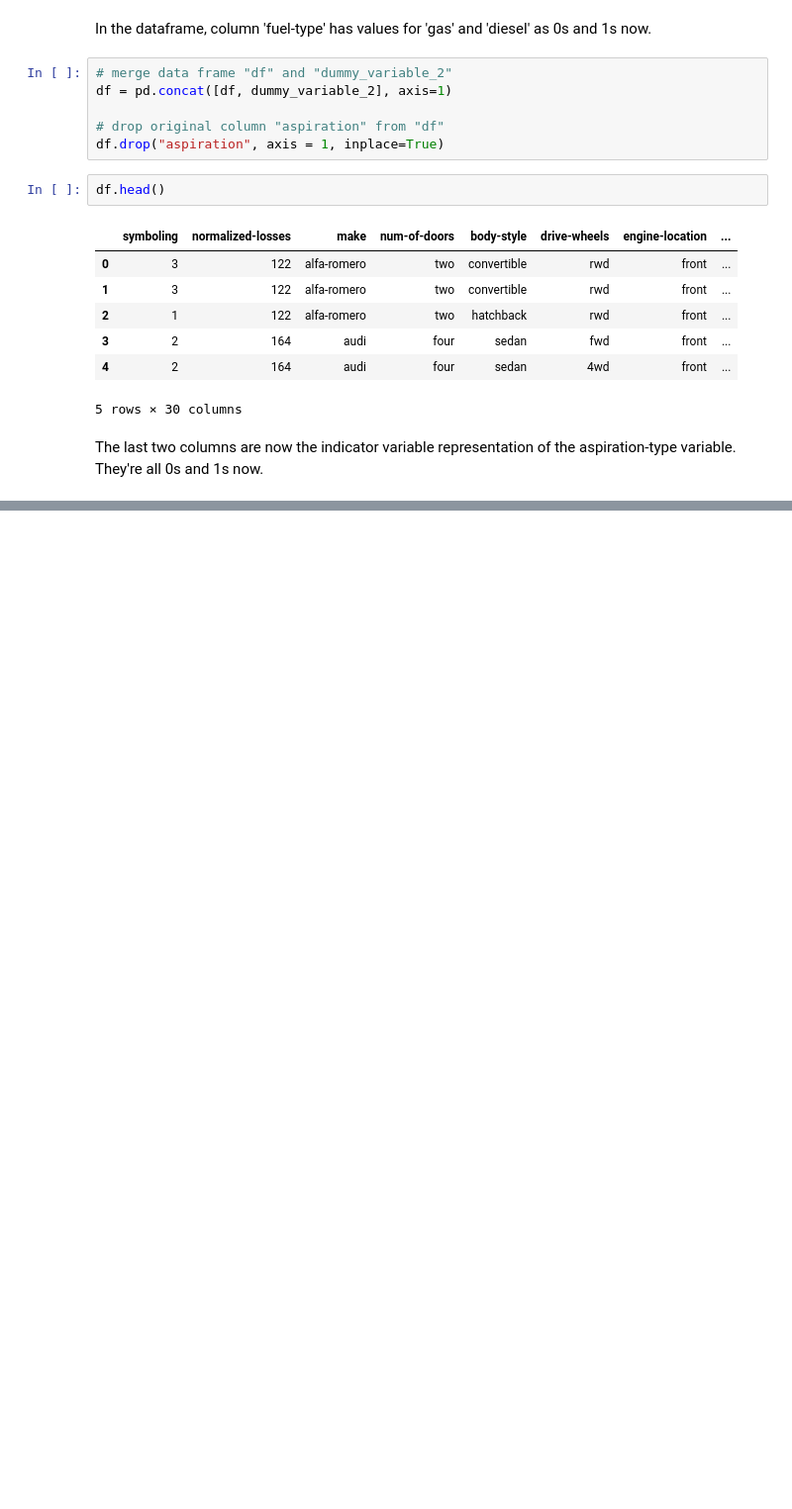
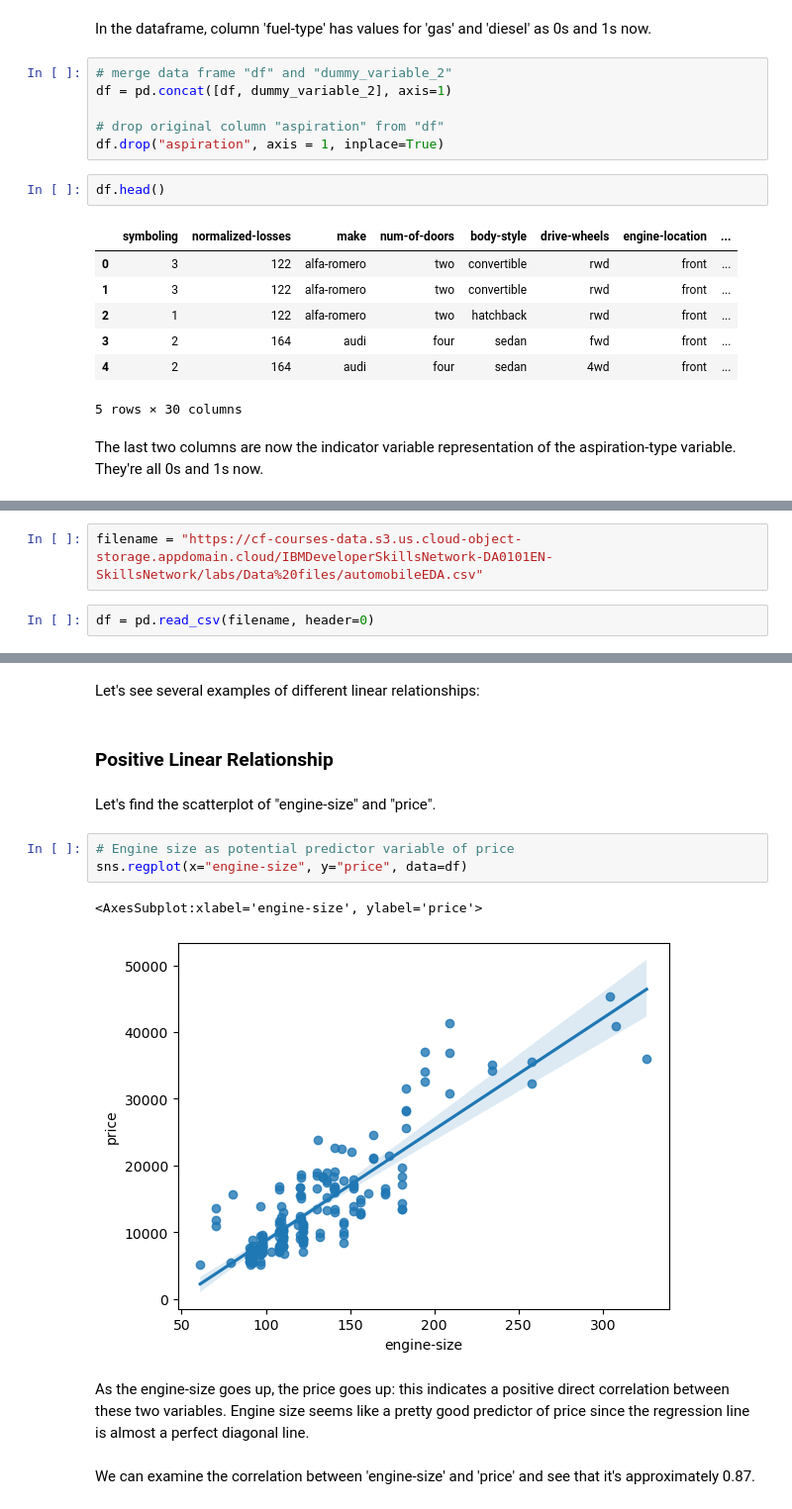
Before and after one commit to DarshanPatil02/Data-Analysis-Project-on-Automobile-Dataset, a Jupyter notebook: Step by Step Analysis of Automobile Dataset.ipynb, the cells around one changed output, grey strips where cells are left out. Shown at 99% size. Drawn from its saved outputs; the diff is of its cells as text; blank space fills up the shorter version.

```diff
--- a/Step by Step Analysis of Automobile Dataset.ipynb
+++ b/Step by Step Analysis of Automobile Dataset.ipynb
@@ -910,0 +937,4 @@ The last two columns are now the indicator variable representation of the aspira
+# %%
+filename = "https://cf-courses-data.s3.us.cloud-object-storage.appdomain.cloud/IBMDeveloperSkillsNetwork-DA0101EN-SkillsNetwork/labs/Data%20files/automobileEDA.csv"
+# %%
+df = pd.read_csv(filename, header=0)
@@ -910,0 +999,16 @@ The last two columns are now the indicator variable representation of the aspira
+# %% [markdown]
+Let's see several examples of different linear relationships:
+# %% [markdown]
+<h3>Positive Linear Relationship</h3>
+# %% [markdown]
+Let's find the scatterplot of "engine-size" and "price".
+# %%
+# Engine size as potential predictor variable of price
+sns.regplot(x="engine-size", y="price", data=df)
+# %% [output]
+<AxesSubplot:xlabel='engine-size', ylabel='price'>
+[figure, added]
+# %% [markdown]
+<p>As the engine-size goes up, the price goes up: this indicates a positive direct correlation between these two variables. Engine size seems like a pretty good predictor of price since the regression line is almost a perfect diagonal line.</p>
+# %% [markdown]
+We can examine the correlation between 'engine-size' and 'price' and see that it's approximately 0.87.
```
Also changed, not shown: parts of 135 cells of this notebook.
